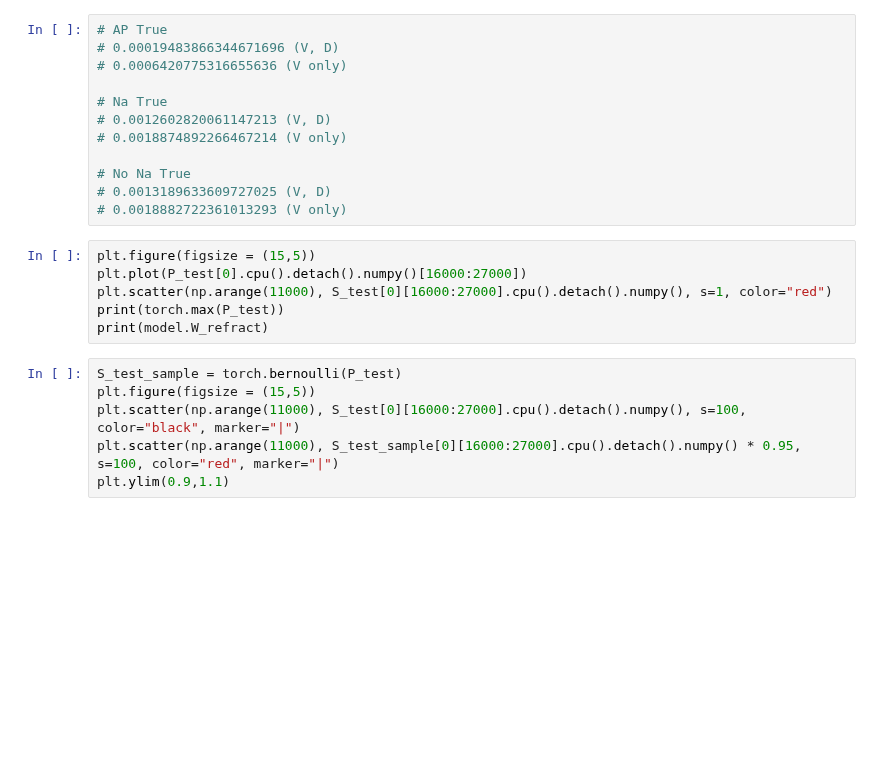
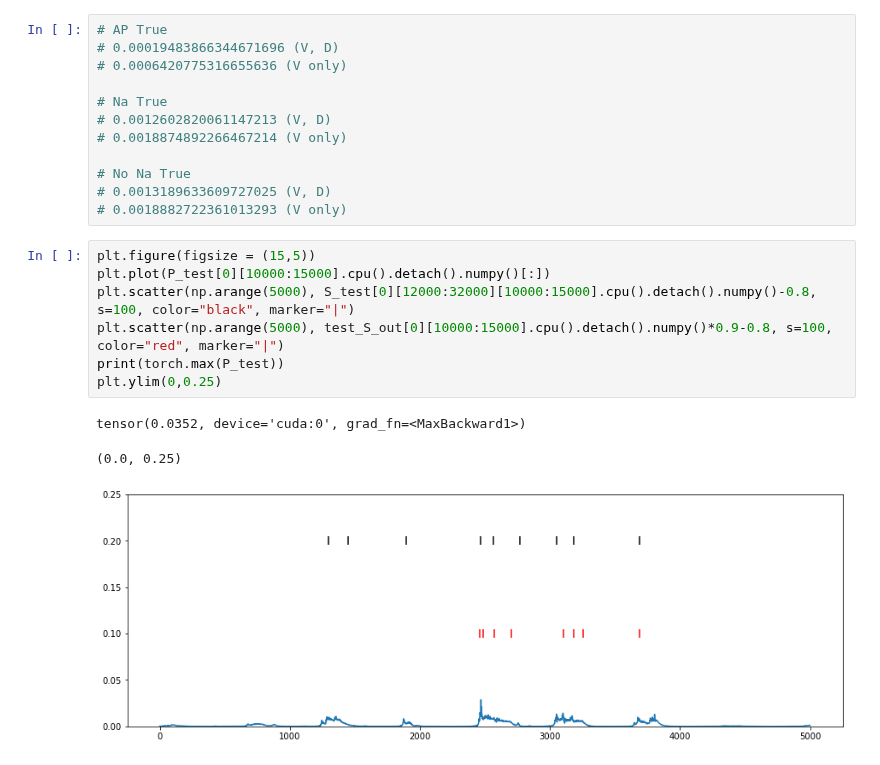
Before and after one commit to yjkimnada/dendrite, a Jupyter notebook: AP_train-Copy1.ipynb, the cells around one changed output. Drawn from its saved outputs; the diff is of its cells as text; blank space fills up the shorter version.

```diff
--- a/AP_train-Copy1.ipynb
+++ b/AP_train-Copy1.ipynb
@@ -188,15 +202,14 @@ plt.plot(torch.sum(S_train, 0).cpu().detach().numpy())
 # No Na True
 # 0.0013189633609727025 (V, D)
 # 0.0018882722361013293 (V only)
-# %%
-plt.figure(figsize = (15,5))
-plt.plot(P_test[0].cpu().detach().numpy()[16000:27000])
-plt.scatter(np.arange(11000), S_test[0][16000:27000].cpu().detach().numpy(), s=1, color="red")
-print(torch.max(P_test))
-print(model.W_refract)
 # %%
-S_test_sample = torch.bernoulli(P_test)
 plt.figure(figsize = (15,5))
-plt.scatter(np.arange(11000), S_test[0][16000:27000].cpu().detach().numpy(), s=100, color="black", marker="|")
-plt.scatter(np.arange(11000), S_test_sample[0][16000:27000].cpu().detach().numpy() * 0.95, s=100, color="red", marker="|")
-plt.ylim(0.9,1.1)
+plt.plot(P_test[0][10000:15000].cpu().detach().numpy()[:])
+plt.scatter(np.arange(5000), S_test[0][12000:32000][10000:15000].cpu().detach().numpy()-0.8, s=100, color="black", marker="|")
+plt.scatter(np.arange(5000), test_S_out[0][10000:15000].cpu().detach().numpy()*0.9-0.8, s=100, color="red", marker="|")
+print(torch.max(P_test))
+plt.ylim(0,0.25)
+# %% [output]
+tensor(0.0352, device='cuda:0', grad_fn=<MaxBackward1>)
+(0.0, 0.25)
+[figure, added]
```
Also changed, not shown: parts of 3 cells of this notebook, 40 other files.
